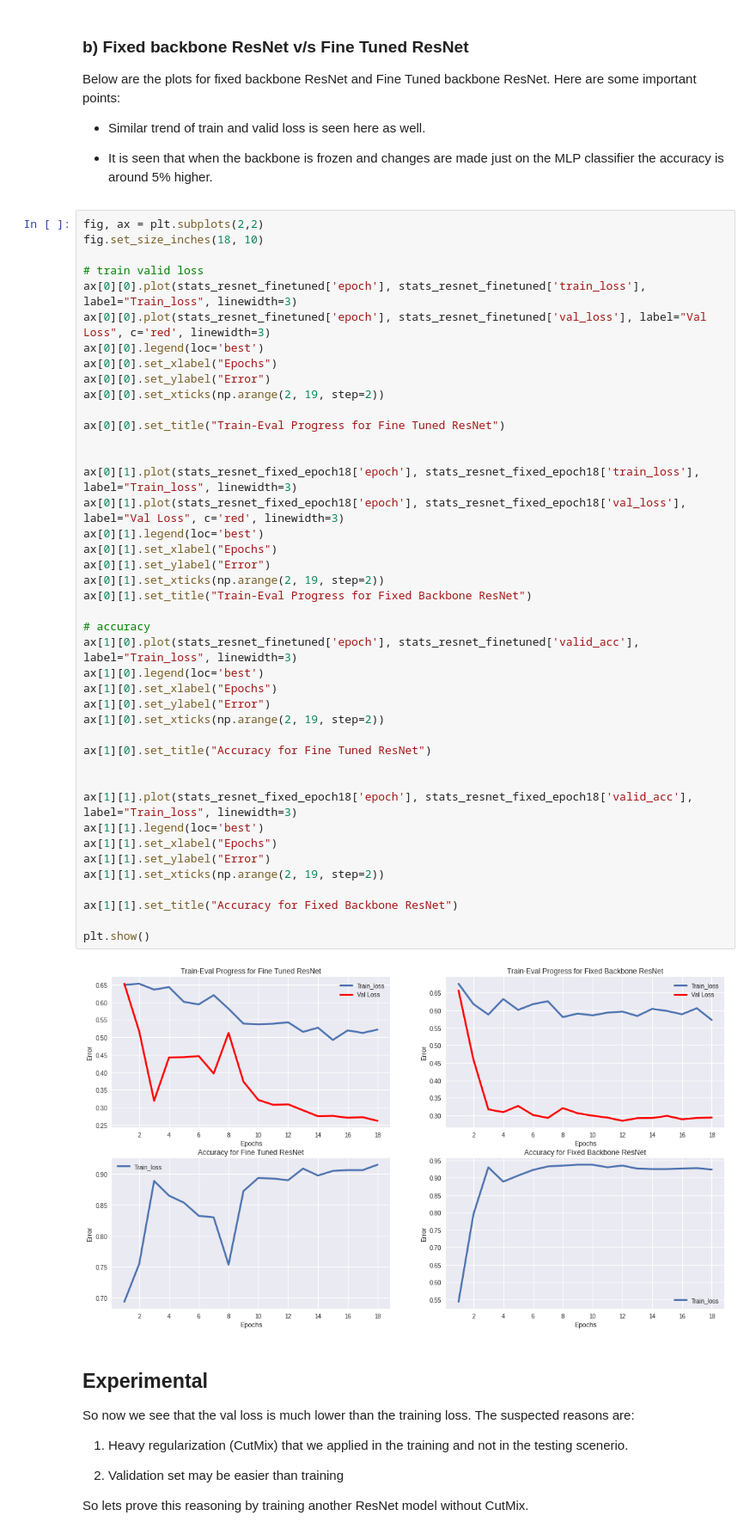
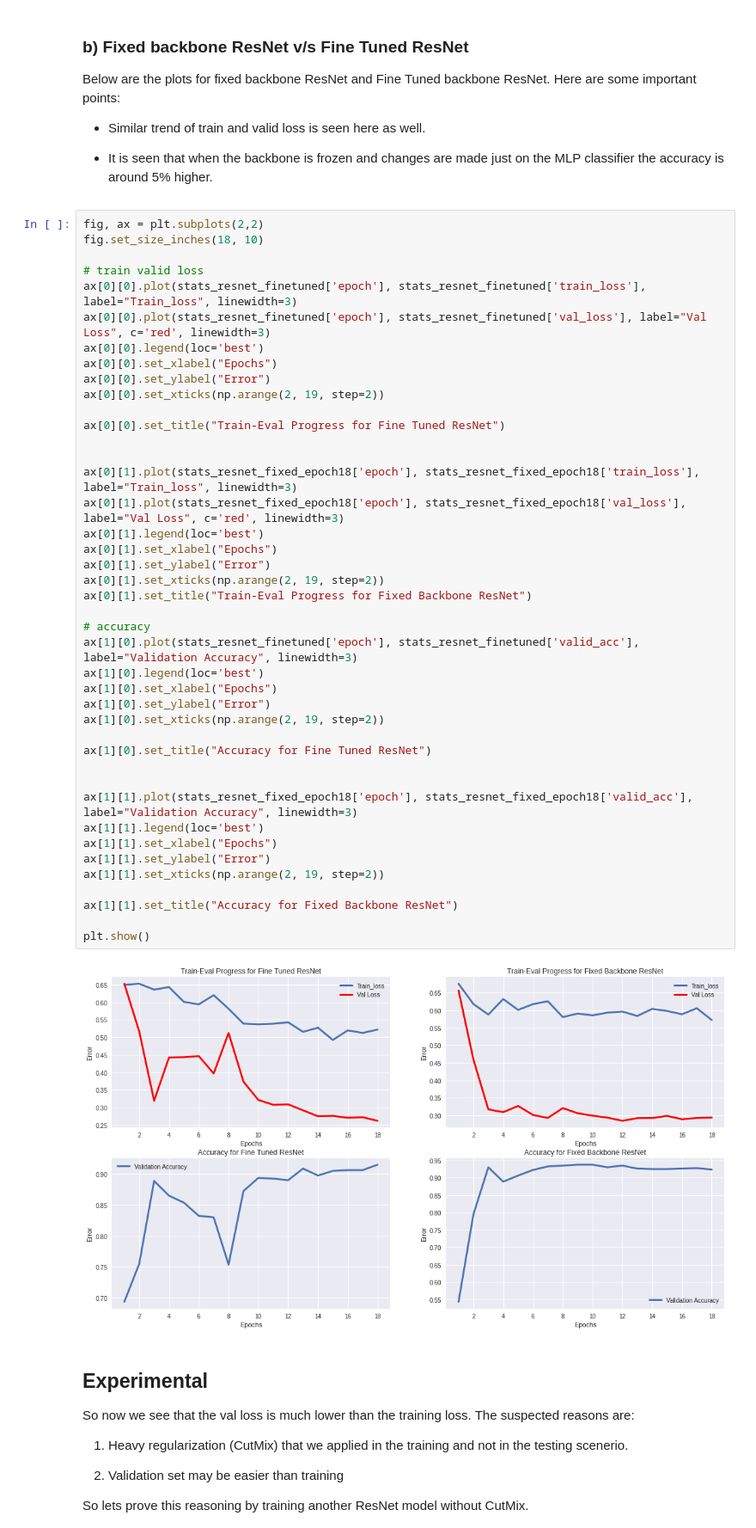
Before and after one commit to vardeep-sandhu/CudaLab, a Jupyter notebook: Sheet04/Sheet04.ipynb, the cells around one changed output. Shown at 86% size. Cells and saved outputs as stored; diff of their text form.

```diff
--- a/Sheet04/Sheet04.ipynb
+++ b/Sheet04/Sheet04.ipynb
@@ -574,36 +574,36 @@ ax[0][0].set_xticks(np.arange(2, 19, step=2))
 
 ax[0][0].set_title("Train-Eval Progress for Fine Tuned ResNet")
 
 
 ax[0][1].plot(stats_resnet_fixed_epoch18['epoch'], stats_resnet_fixed_epoch18['train_loss'], label="Train_loss", linewidth=3)
 ax[0][1].plot(stats_resnet_fixed_epoch18['epoch'], stats_resnet_fixed_epoch18['val_loss'], label="Val Loss", c='red', linewidth=3)
 ax[0][1].legend(loc='best')
 ax[0][1].set_xlabel("Epochs")
 ax[0][1].set_ylabel("Error")
 ax[0][1].set_xticks(np.arange(2, 19, step=2))
 ax[0][1].set_title("Train-Eval Progress for Fixed Backbone ResNet")
 
 # accuracy
-ax[1][0].plot(stats_resnet_finetuned['epoch'], stats_resnet_finetuned['valid_acc'], label="Train_loss", linewidth=3)
+ax[1][0].plot(stats_resnet_finetuned['epoch'], stats_resnet_finetuned['valid_acc'], label="Validation Accuracy", linewidth=3)
 ax[1][0].legend(loc='best')
 ax[1][0].set_xlabel("Epochs")
 ax[1][0].set_ylabel("Error")
 ax[1][0].set_xticks(np.arange(2, 19, step=2))
 
 ax[1][0].set_title("Accuracy for Fine Tuned ResNet")
 
 
-ax[1][1].plot(stats_resnet_fixed_epoch18['epoch'], stats_resnet_fixed_epoch18['valid_acc'], label="Train_loss", linewidth=3)
+ax[1][1].plot(stats_resnet_fixed_epoch18['epoch'], stats_resnet_fixed_epoch18['valid_acc'], label="Validation Accuracy", linewidth=3)
 ax[1][1].legend(loc='best')
 ax[1][1].set_xlabel("Epochs")
 ax[1][1].set_ylabel("Error")
 ax[1][1].set_xticks(np.arange(2, 19, step=2))
 
 ax[1][1].set_title("Accuracy for Fixed Backbone ResNet")
 
 plt.show()
 # %% [output]
-[figure, old version]
+[figure, new version]
 # %% [markdown]
 ## Experimental
 
```
Also changed, not shown: parts of 3 cells of this notebook, 1 other file.
